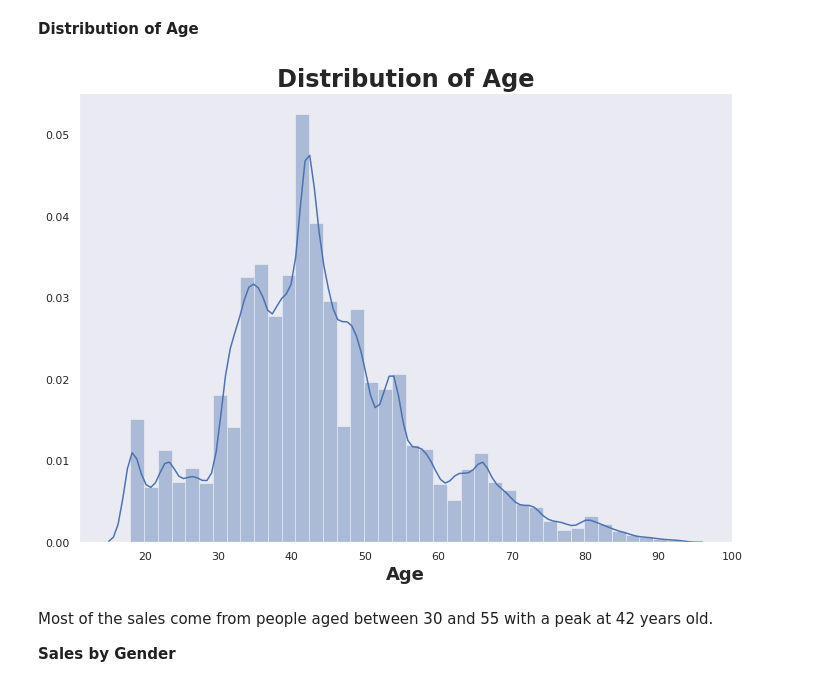
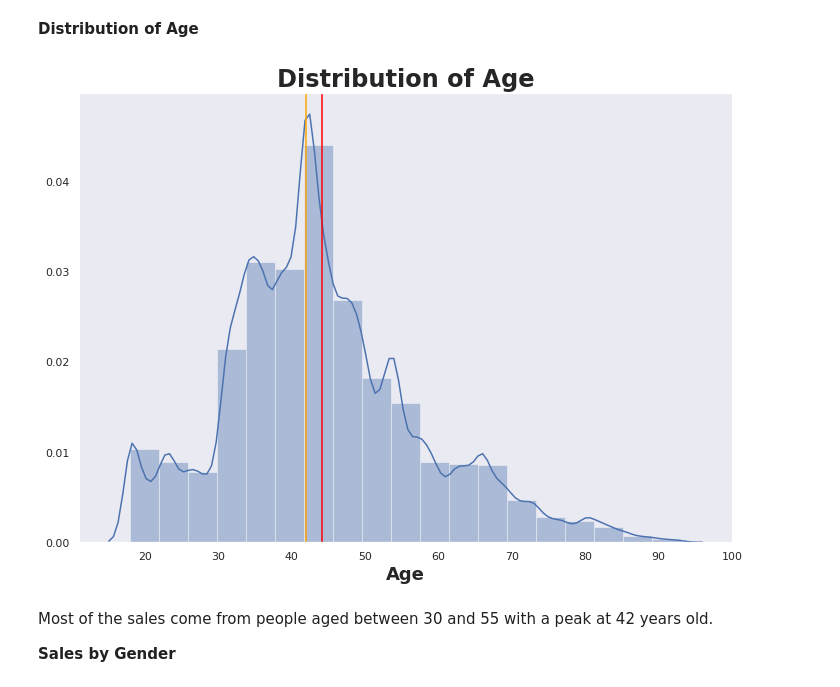
Before and after one commit to furawa/OC_data_analyst_projects, a Jupyter notebook: 02_analyze_company_sales/analyze_company_sales.ipynb, the cells around one changed output. Cells and saved outputs as stored; diff of their text form; code cells hidden in the pictures.

Commit message:
refactor: Add mean and median to the age distribution

```diff
--- a/02_analyze_company_sales/analyze_company_sales.ipynb
+++ b/02_analyze_company_sales/analyze_company_sales.ipynb
@@ -608,11 +607,15 @@ It seems that all the outiers values are from product of category 2. Product of
 # %% [markdown]
 **Distribution of Age**
 # %%
-sns.distplot(sales_clean.age, bins = 40)
+# Plot age distribution
+bins_sales_clean = int(1 + np.log2(sales_clean.shape[0])) # Optimal number of bins
+sns.distplot(sales_clean.age, bins = bins_sales_clean) # Distribution plot
 plt.xlabel("Age", fontsize = 18, fontweight = "bold")
-plt.title("Distribution of Age", fontsize = 24, fontweight = "bold");
+plt.title("Distribution of Age", fontsize = 24, fontweight = "bold")
+plt.axvline(sales_clean.age.mean(), color = "red")
+plt.axvline(sales_clean.age.median(), color = "orange");
 # %% [output]
-[figure, old version]
+[figure, new version]
 # %% [markdown]
 Most of the sales come from people aged between 30 and 55 with a peak at 42 years old.
 
```
Also changed, not shown: parts of 3 cells of this notebook.
